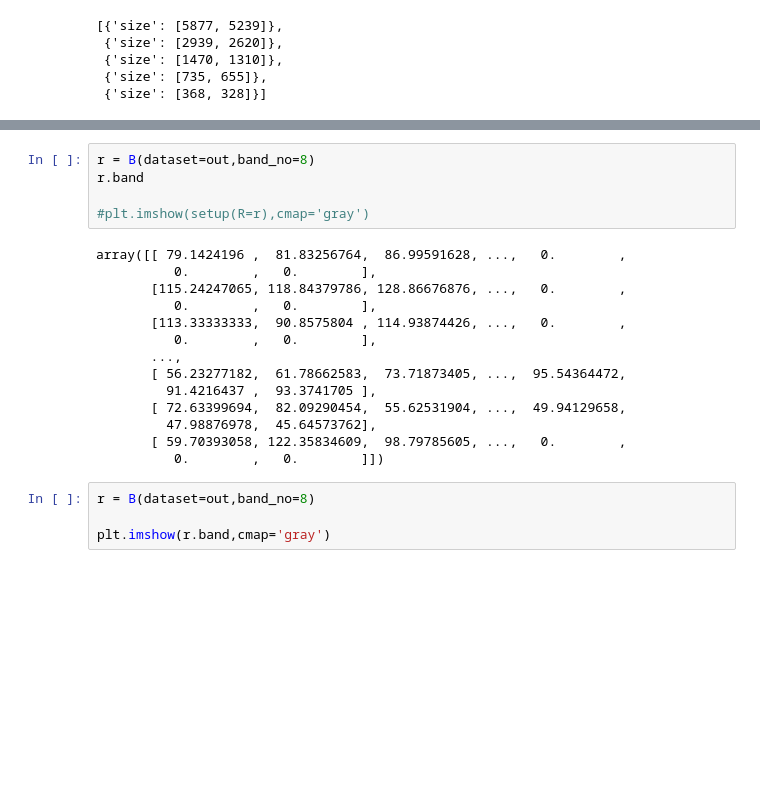
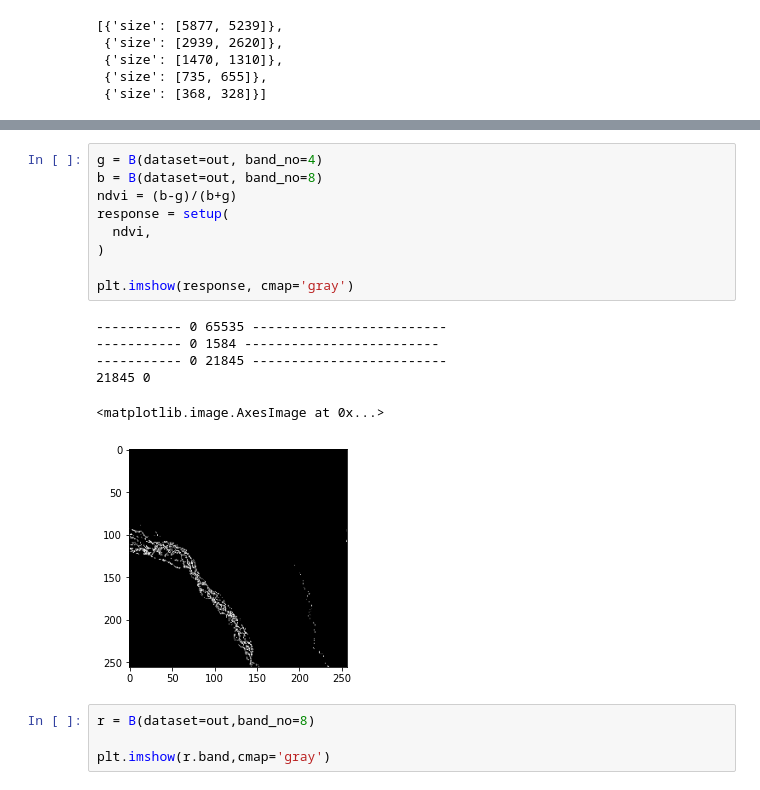
Before and after one commit to rahatsantosh/map-compiler, a Jupyter notebook: nbs/backend_trial.ipynb, the cells around one changed output, grey strips where cells are left out. Drawn from its saved outputs; the diff is of its cells as text; blank space fills up the shorter version.

```diff
--- a/nbs/backend_trial.ipynb
+++ b/nbs/backend_trial.ipynb
@@ -71,22 +294,19 @@ class B():
 # %%
-r = B(dataset=out,band_no=8)
-r.band
+g = B(dataset=out, band_no=4)
+b = B(dataset=out, band_no=8)
+ndvi = (b-g)/(b+g)
+response = setup(
+  ndvi,
+)
 
-#plt.imshow(setup(R=r),cmap='gray')
+plt.imshow(response, cmap='gray')
 # %% [output]
-array([[ 79.1424196 ,  81.83256764,  86.99591628, ...,   0.        ,
-          0.        ,   0.        ],
-       [115.24247065, 118.84379786, 128.86676876, ...,   0.        ,
-          0.        ,   0.        ],
-       [113.33333333,  90.8575804 , 114.93874426, ...,   0.        ,
-          0.        ,   0.        ],
-       ...,
-       [ 56.23277182,  61.78662583,  73.71873405, ...,  95.54364472,
-         91.4216437 ,  93.3741705 ],
-       [ 72.63399694,  82.09290454,  55.62531904, ...,  49.94129658,
-         47.98876978,  45.64573762],
-       [ 59.70393058, 122.35834609,  98.79785605, ...,   0.        ,
-          0.        ,   0.        ]])
+----------- 0 65535 -------------------------
+----------- 0 1584 -------------------------
+----------- 0 21845 -------------------------
+21845 0
+<matplotlib.image.AxesImage at 0x...>
+[figure, added]
 # %%
 r = B(dataset=out,band_no=8)
 
```
Also changed, not shown: parts of 9 cells of this notebook, 2 other files.
